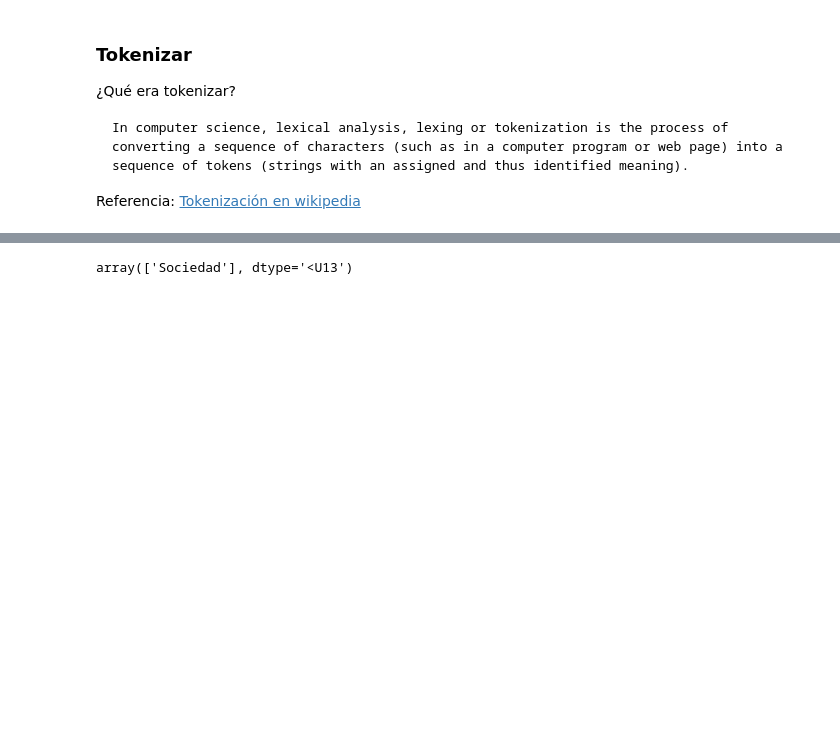
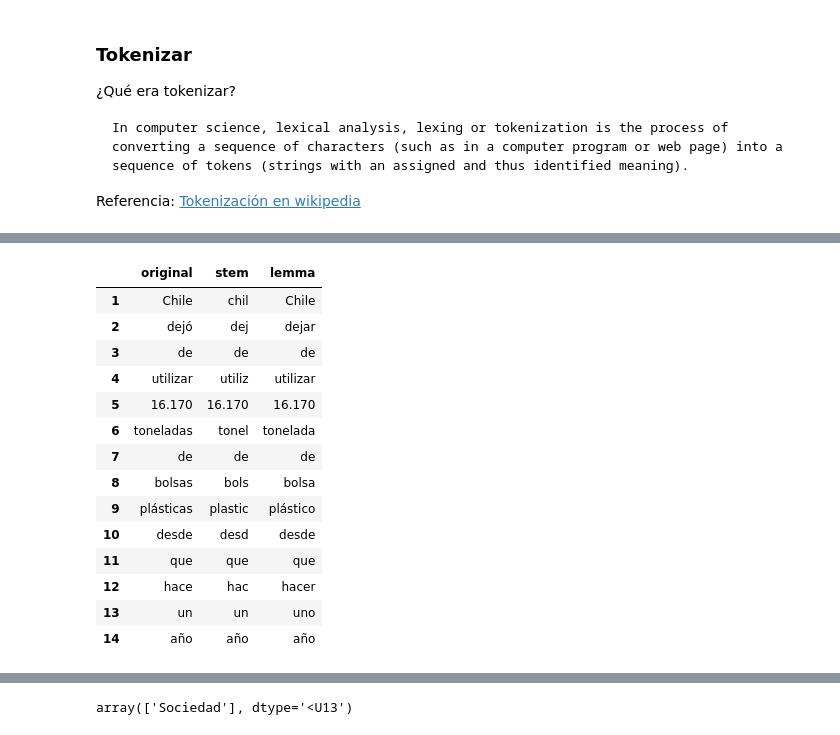
Before and after one commit to dccuchile/CC6205, a Jupyter notebook: tutorials/Auxiliar_1.ipynb, the cells around one changed output, grey strips where cells are left out. Cells and saved outputs as stored; diff of their text form; code cells hidden in the pictures; blank space fills up the shorter version.

```diff
--- a/tutorials/Auxiliar_1.ipynb
+++ b/tutorials/Auxiliar_1.ipynb
@@ -309 +323,20 @@ pd.DataFrame(zip(tokenized_content, lemmatized_content), columns=['original', 'l
+# %%
+pd.DataFrame(zip(tokenized_content, stemmed_content, lemmatized_content),
+             columns=['original', 'stem', 'lemma'])[1:15]
+# %% [output]
+|  | original | stem | lemma |
+| 1 | Chile | chil | Chile |
+| 2 | dejó | dej | dejar |
+| 3 | de | de | de |
+| 4 | utilizar | utiliz | utilizar |
+| 5 | 16.170 | 16.170 | 16.170 |
+| 6 | toneladas | tonel | tonelada |
+| 7 | de | de | de |
+| 8 | bolsas | bols | bolsa |
+| 9 | plásticas | plastic | plástico |
+| 10 | desde | desd | desde |
+| 11 | que | que | que |
+| 12 | hace | hac | hacer |
+| 13 | un | un | uno |
+| 14 | año | año | año |
 # %% [markdown]
```
Also changed, not shown: parts of 81 cells of this notebook.
